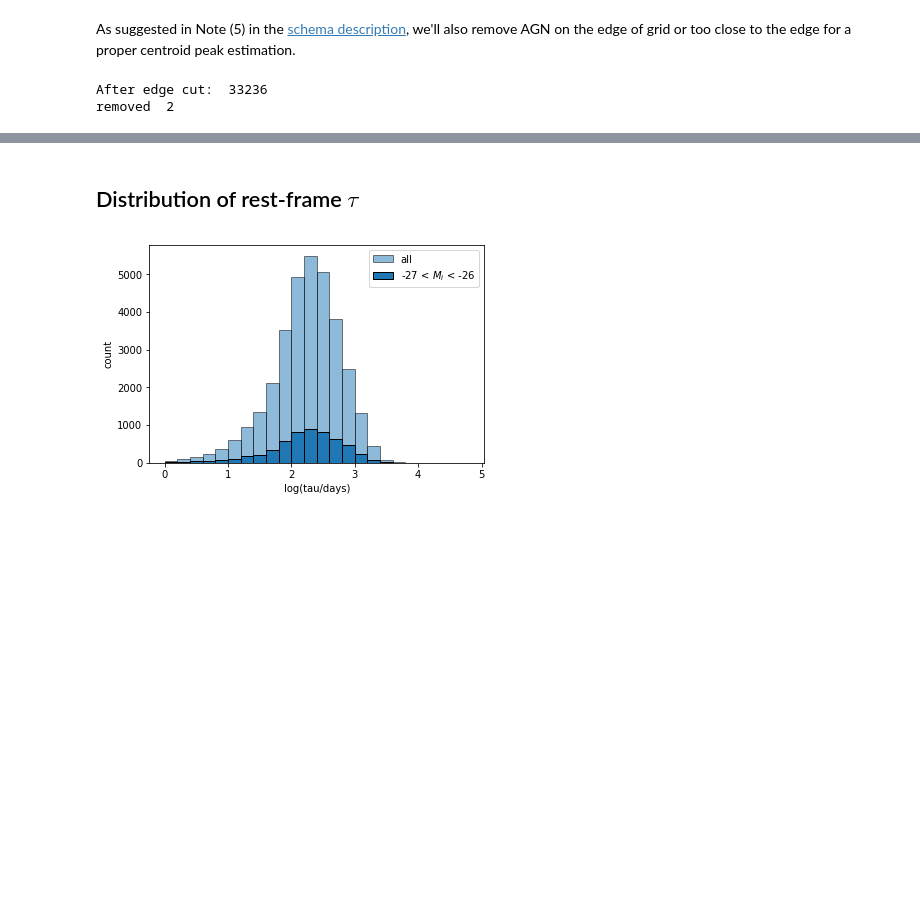
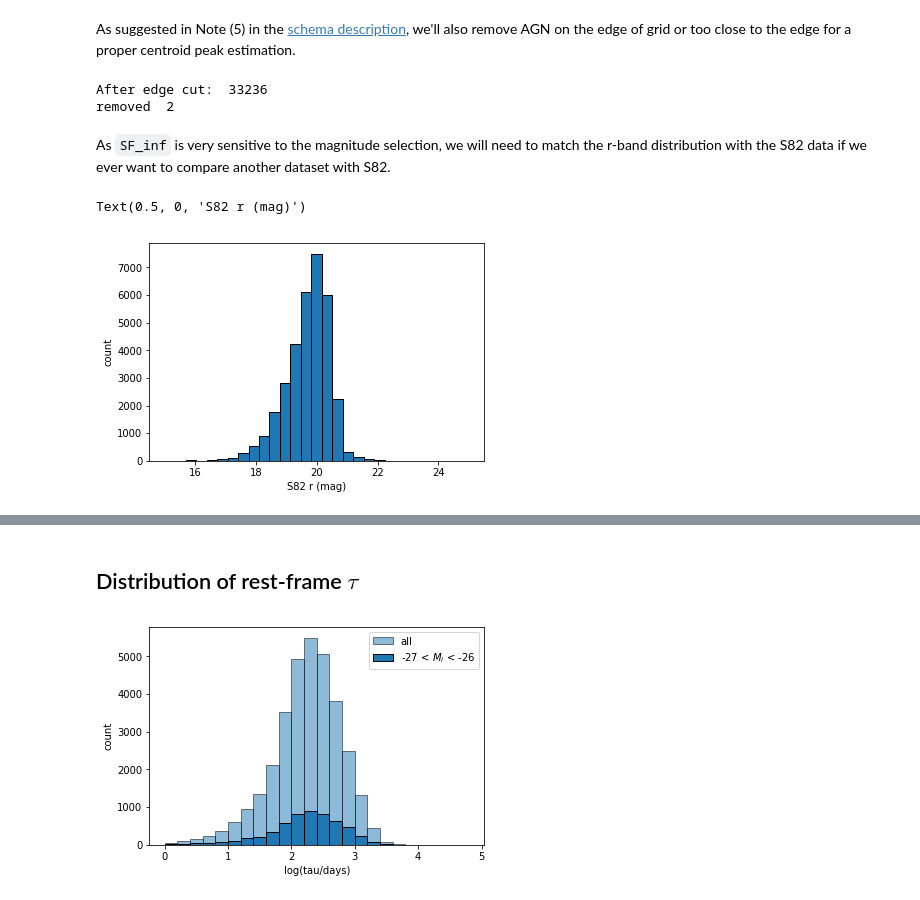
Before and after one commit to jiwoncpark/damped-random-walk, a Jupyter notebook: notebooks/Reproduce_S82_DRW.ipynb, the cells around one changed output, grey strips where cells are left out. Drawn from its saved outputs; the diff is of its cells as text; code cells hidden in the pictures; blank space fills up the shorter version.

```diff
--- a/notebooks/Reproduce_S82_DRW.ipynb
+++ b/notebooks/Reproduce_S82_DRW.ipynb
@@ -170,3 +167,12 @@ print("removed ", after_3 - after_edgecut)
 # %% [output]
 After edge cut:  33236
 removed  2
+# %% [markdown]
+As `SF_inf` is very sensitive to the magnitude selection, we will need to match the r-band distribution with the S82 data if we ever want to compare another dataset with S82.
+# %%
+_ = plt.hist(merged['r'].values, bins=np.linspace(15, 25, 30), edgecolor='k')
+plt.ylabel("count")
+plt.xlabel("S82 r (mag)")
+# %% [output]
+Text(0.5, 0, 'S82 r (mag)')
+[figure, added]
```
Also changed, not shown: parts of 16 cells of this notebook, 2 other files.
